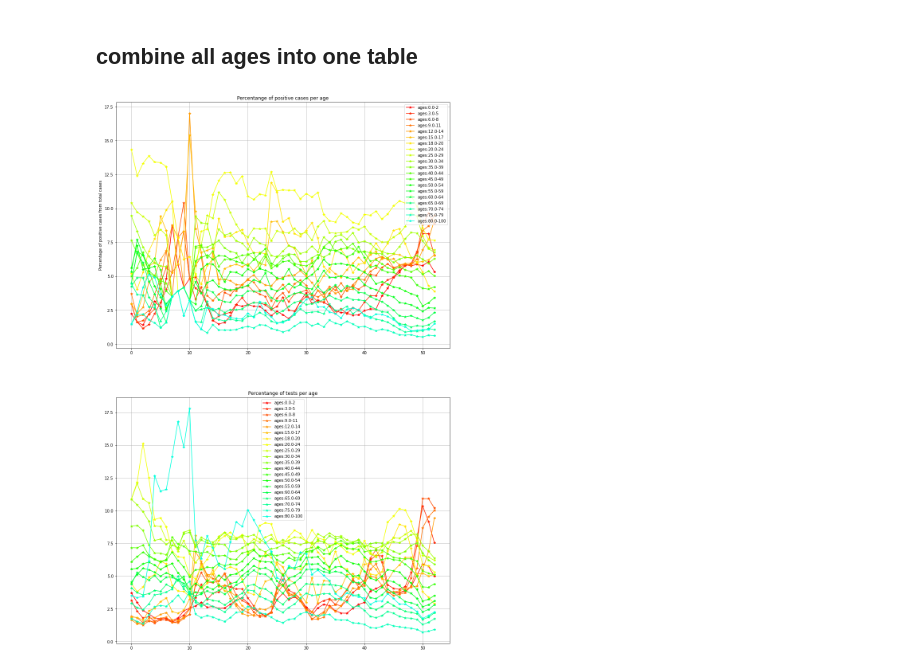
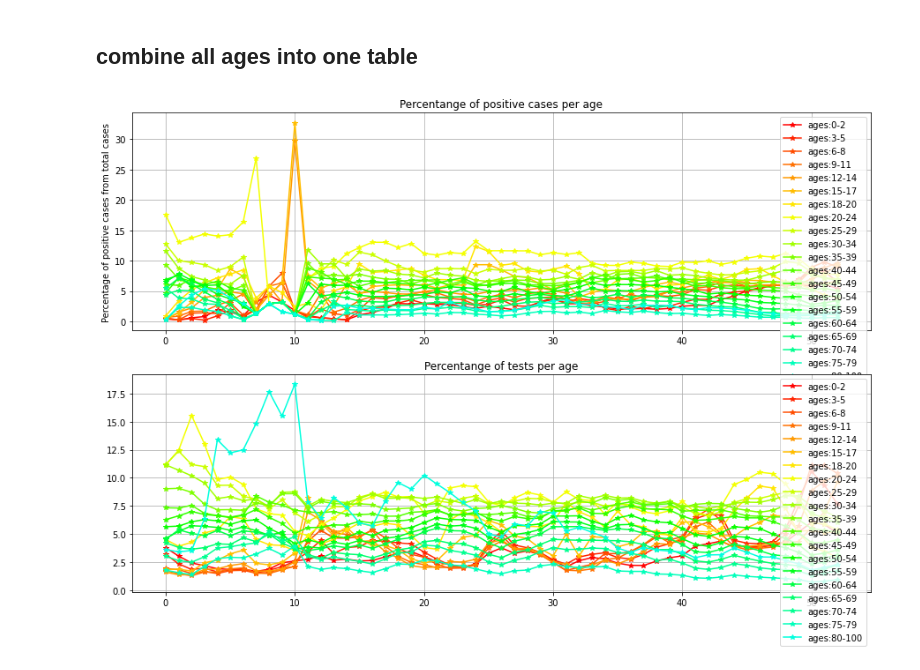
Before and after one commit to CoronaPolicy/prediction_model, a Jupyter notebook: israel_data/load_israeli_data.ipynb, the cells around one changed output. Drawn from its saved outputs; the diff is of its cells as text; code cells hidden in the pictures.

```diff
--- a/israel_data/load_israeli_data.ipynb
+++ b/israel_data/load_israeli_data.ipynb
@@ -2,7 +2,7 @@
 import numpy as np
 import pandas as pd
 from matplotlib import pyplot as plt
-plt.rcParams["figure.figsize"] = (15,25)
+plt.rcParams["figure.figsize"] = (15,10)
 # %%
 def get_cmap(n=20):
     cmap = plt.get_cmap('hsv')
@@ -127,36 +173,56 @@ test_data_agg_weeks = age_gender_test_data.groupby('weeks_from', as_index=False)
                                                                                       'weekly_cases':'sum'})
 test_data_young_agg_weeks = young_test_data.groupby('weeks_from', as_index=False).agg({'weekly_tests_num':'sum',
                                                                                       'weekly_newly_tested':'sum',
-                                               a                                       'weekly_cases':'sum'})
+                                                                                       'weekly_cases':'sum'})
 # %% [markdown]
 ## draw results for older data
 # %%
-def draw_per_total(table_per_age, total_table, with_dead = True, with_new = False):
+def draw_per_total(table_per_age, total_table, with_dead = True, with_new = False, seperate_tables = False):
     colors = get_cmap(n=40)
-    if with_dead or with_new:
-        fig, ax = plt.subplots(3, 1)
-    else:
-        fig, ax = plt.subplots(2, 1)
+    if not seperate_tables:
+        if with_dead or with_new:
+            fig, ax = plt.subplots(3, 1)
+        else:
+            fig, ax = plt.subplots(2, 1)
     for i, (a, df_a) in enumerate(table_per_age.groupby(['min_age', 'max_age'])):
         n_tests = np.array(df_a['weekly_tests_num'])
         n_pos = np.array(df_a['weekly_cases'])
         n_weeks = np.array(df_a['weeks_from'])
         n_total_pos = np.array(total_table['weekly_cases'])
         n_total_tests = np.array(total_table['weekly_tests_num'])
+        if seperate_tables:
+            if (with_dead or with_new):
+                fig, ax = plt.subplots(3, 1)
+            else:
+                fig, ax = plt.subplots(2, 1)
         if with_dead:
             n_total_dec = np.array(total_table['weekly_deceased'])
             n_dec = np.array(df_a['weekly_deceased'])
-            ax[2].plot(n_weeks, 100 * n_dec / n_total_dec, color = colors[i], label=f'ages:{a[0]}-{a[1]}', marker='*')
+            ax[2].plot(n_weeks, 100 * n_dec / n_total_dec, color = colors[i], label=f'ages:{int(a[0])}-{int(a[1])}', marker='*')
             ax[2].set_title('Percentange of dead per age')
             ax[2].set_xlabel('Weeks from start of Covid')
         if with_new:
             n_new = np.array(df_a['weekly_newly_tested'])
             n_total_new = np.array(test_data_young_agg_weeks['weekly_newly_tested'])
-            ax[2].plot(n_weeks, 100 * n_new / n_total_new, color = colors[i], label=f'ages:{a[0]}-{a[1]}', marker='*')
+            ax[2].plot(n_weeks, 100 * n_new / n_total_new, color = colors[i], label=f'ages:{int(a[0])}-{int(a[1])}', marker='*')
             ax[2].set_title('Percentange of new tests per age')
             ax[2].set_xlabel('Weeks from start of Covid')
-        ax[0].plot(n_weeks, 100 * n_pos / n_total_pos, color = colors[i], label=f'ages:{a[0]}-{a[1]}', marker='*')
-        ax[1].plot(n_weeks, 100 * n_tests / n_total_tests, color = colors[i], label=f'ages:{a[0]}-{a[1]}', marker='*')
+        percentage_in_population = df_a.percentage_age.unique().item()
+        ax[0].plot(n_weeks, 100 * n_pos / n_total_pos, color = colors[i], label=f'ages:{int(a[0])}-{int(a[1])}', marker='*')
+#         ax[0].plot(n_weeks, np.ones(shape=n_weeks.size) + percentage_in_population, color=colors[i])
+        ax[1].plot(n_weeks, 100 * n_tests / n_total_tests, color = colors[i], label=f'ages:{int(a[0])}-{int(a[1])}', marker='*')
+#         ax[1].plot(n_weeks, np.ones(shape=n_weeks.size) + percentage_in_population, color=colors[i])
+        if seperate_tables:
+            ax[0].legend()
+            ax[1].legend()
+            ax[0].grid()
+            ax[1].grid()
+            ax[0].set_title('Percentange of positive cases per age')
+            ax[1].set_title('Percentange of tests per age')
+            ax[0].set_ylabel('Percentage of positive cases from total cases')
+            if with_dead or with_new:
+                ax[2].legend()
+                ax[2].grid()
     ax[0].legend()
     ax[1].legend()
     ax[0].grid()
@@ -167,6 +233,7 @@ def draw_per_total(table_per_age, total_table, with_dead = True, with_new = Fals
     if with_dead or with_new:
         ax[2].legend()
         ax[2].grid()
+    return fig, ax
 # %%
 def draw_per_population(data_per_age, with_dead=True, with_new=False):
     colors = get_cmap(n=40)
@@ -219,7 +363,7 @@ all_test_data_agg_weeks = all_testing_data.groupby('weeks_from', as_index=False)
 # %%
-draw_per_total(all_testing_data, all_test_data_agg_weeks, with_dead=False, with_new=False)
+draw_per_total(all_testing_data, test_data_agg_weeks, with_dead=False, with_new=False)
 # %% [output]
-[figure, old version]
+[figure, new version]
 # %%
 draw_per_population(all_testing_data, with_dead=False, with_new=False)
 # %% [output]
```
Also changed, not shown: parts of 28 cells of this notebook.
